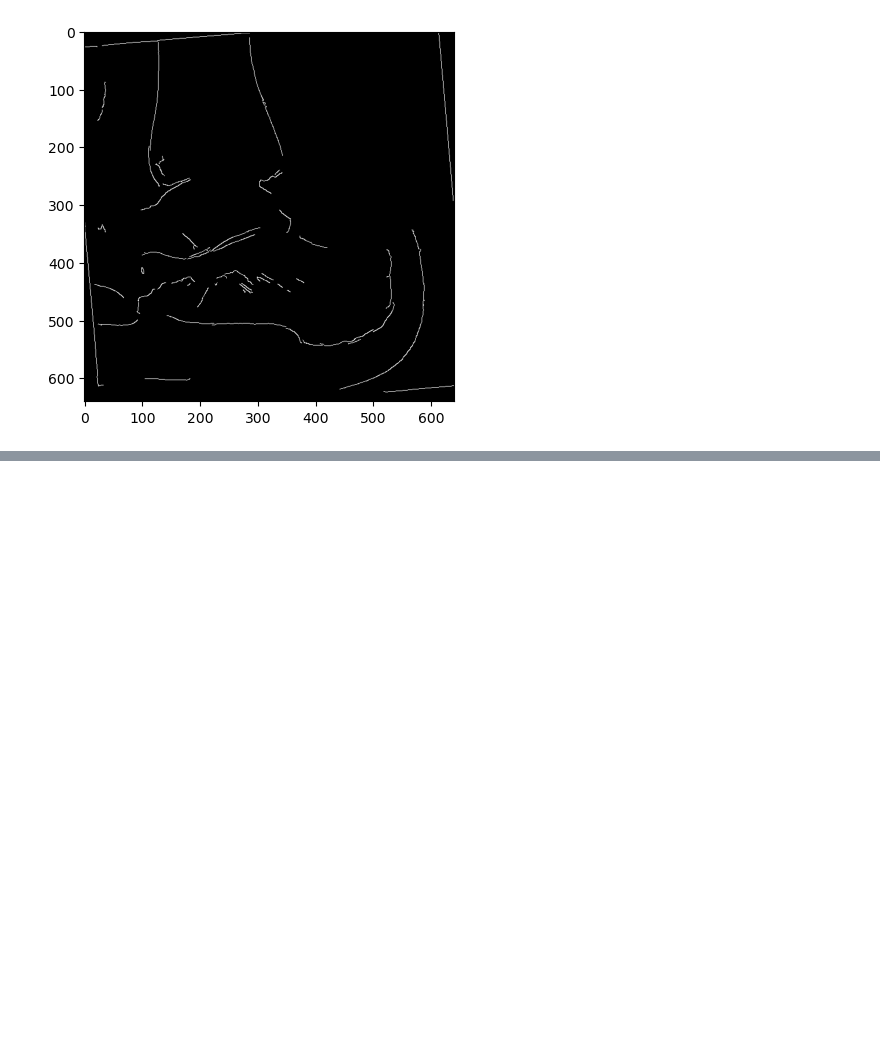
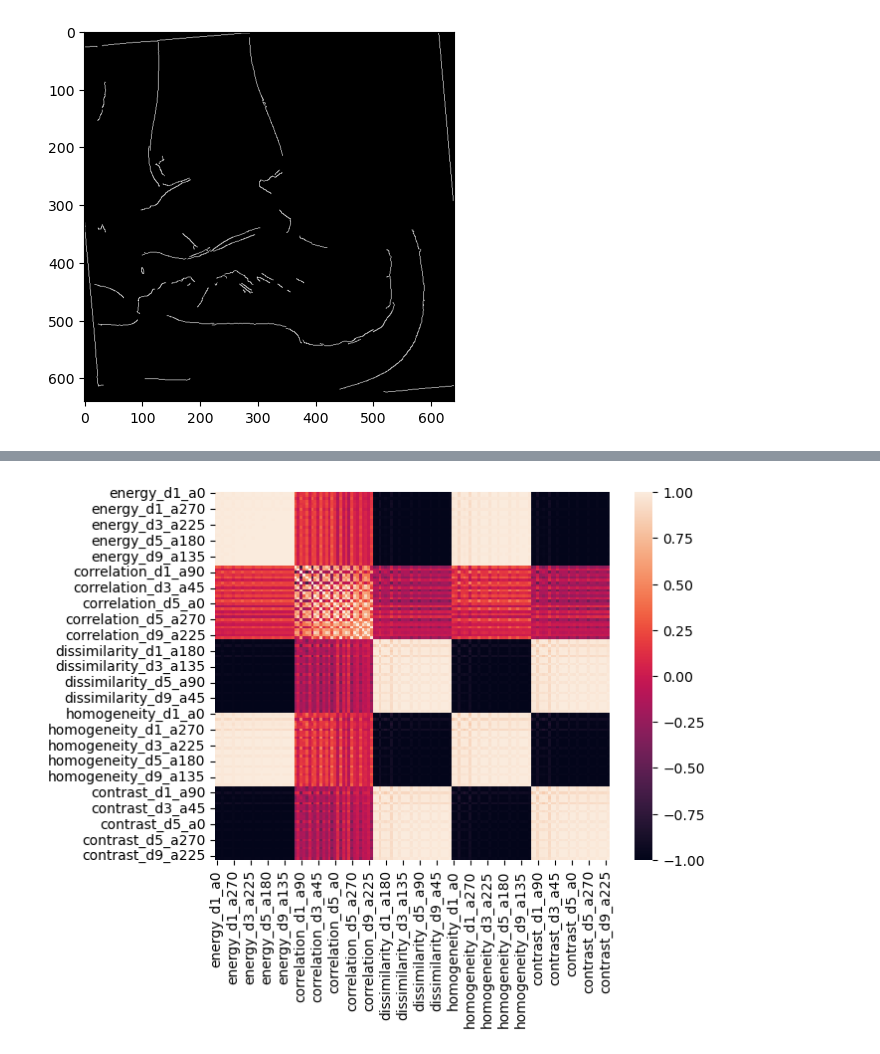
Before and after one commit to Hiroki-n-ito/Cogs118b, a Jupyter notebook: pca/bone_classification_pca.ipynb, the cells around one changed output, grey strips where cells are left out. Drawn from its saved outputs; the diff is of its cells as text; code cells hidden in the pictures; blank space fills up the shorter version.

```diff
--- a/pca/bone_classification_pca.ipynb
+++ b/pca/bone_classification_pca.ipynb
@@ -71,3 +74,29 @@ plt.show
 # %% [output]
 <function matplotlib.pyplot.show(close=None, block=None)>
 [figure]
+# %%
+offsets = [[1,0], [0,1], [-1,0], [0,-1]]
+
+feature_list = []
+
+distances = [1,3,5,9]
+angles = [0, np.pi/4, np.pi/2, 3*np.pi/4, np.pi, 5*np.pi/4, 3*np.pi/2]
+
+properties = ['energy', 'correlation', 'dissimilarity', 'homogeneity', 'contrast']
+
+# need to add more distances (1,3,5,9)
+for n, img in enumerate(image_list):
+    glcm = graycomatrix(img, distances, angles , levels=256, normed=True)
+    feature_row = {}
+
+    for prop in properties:
+        prop_values = graycoprops(glcm, prop)
+        for i, dist in enumerate(distances):
+            for j, angle in enumerate(angles):
+                feature_name = f"{prop}_d{dist}_a{int(np.degrees(angle))}"
+                feature_row[feature_name] = prop_values[i, j]
+
+    feature_list.append(feature_row)
+# %%
+df = pd.DataFrame(feature_list)
+df.head()
@@ -73,0 +111,10 @@ plt.show
+# %%
+from sklearn.preprocessing import StandardScaler
+from sklearn.decomposition import PCA
+import seaborn as sns
+
+corr_matrix = df.corr()
+sns.heatmap(corr_matrix)
+plt.show()
+# %% [output]
+[figure, added]
```
Also changed, not shown: parts of 2 cells of this notebook.
